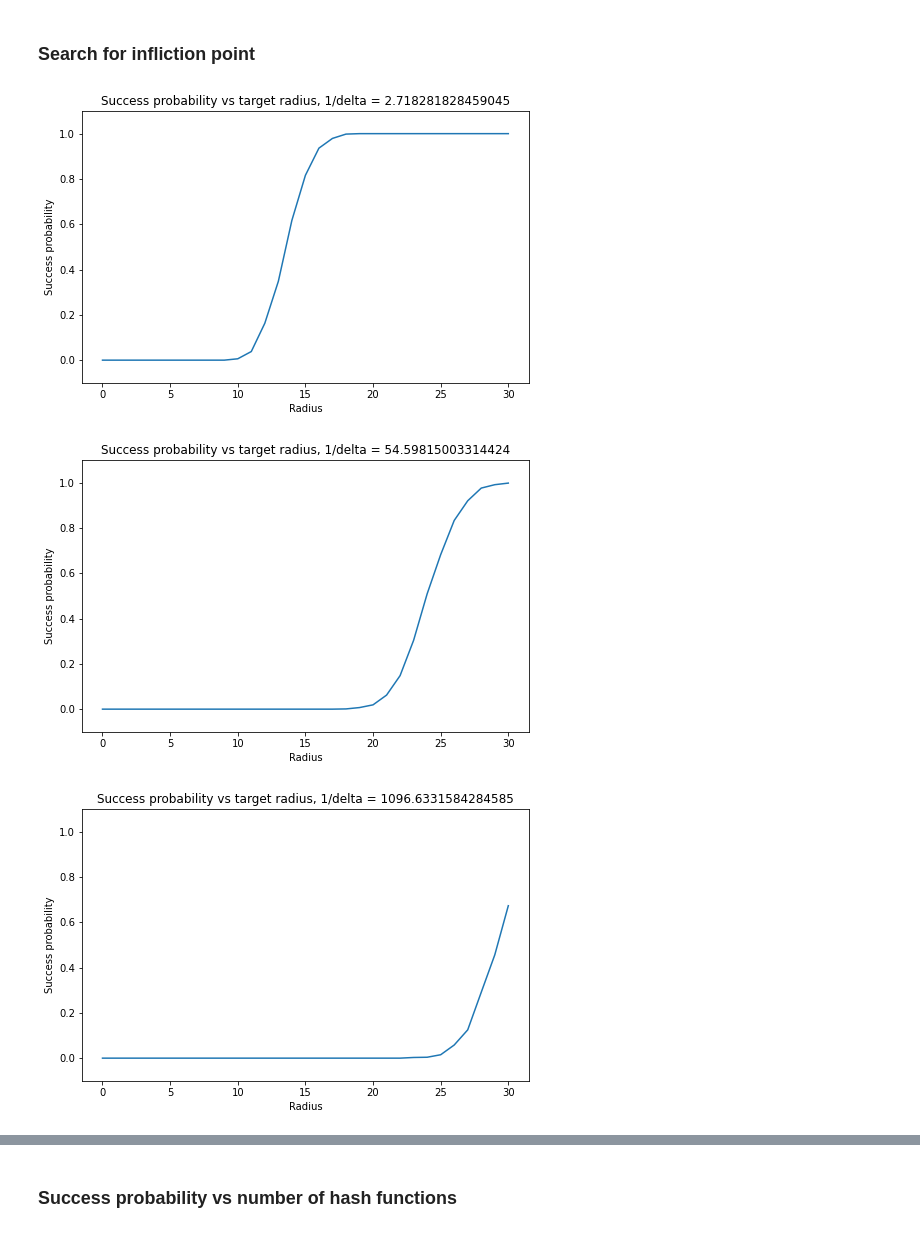
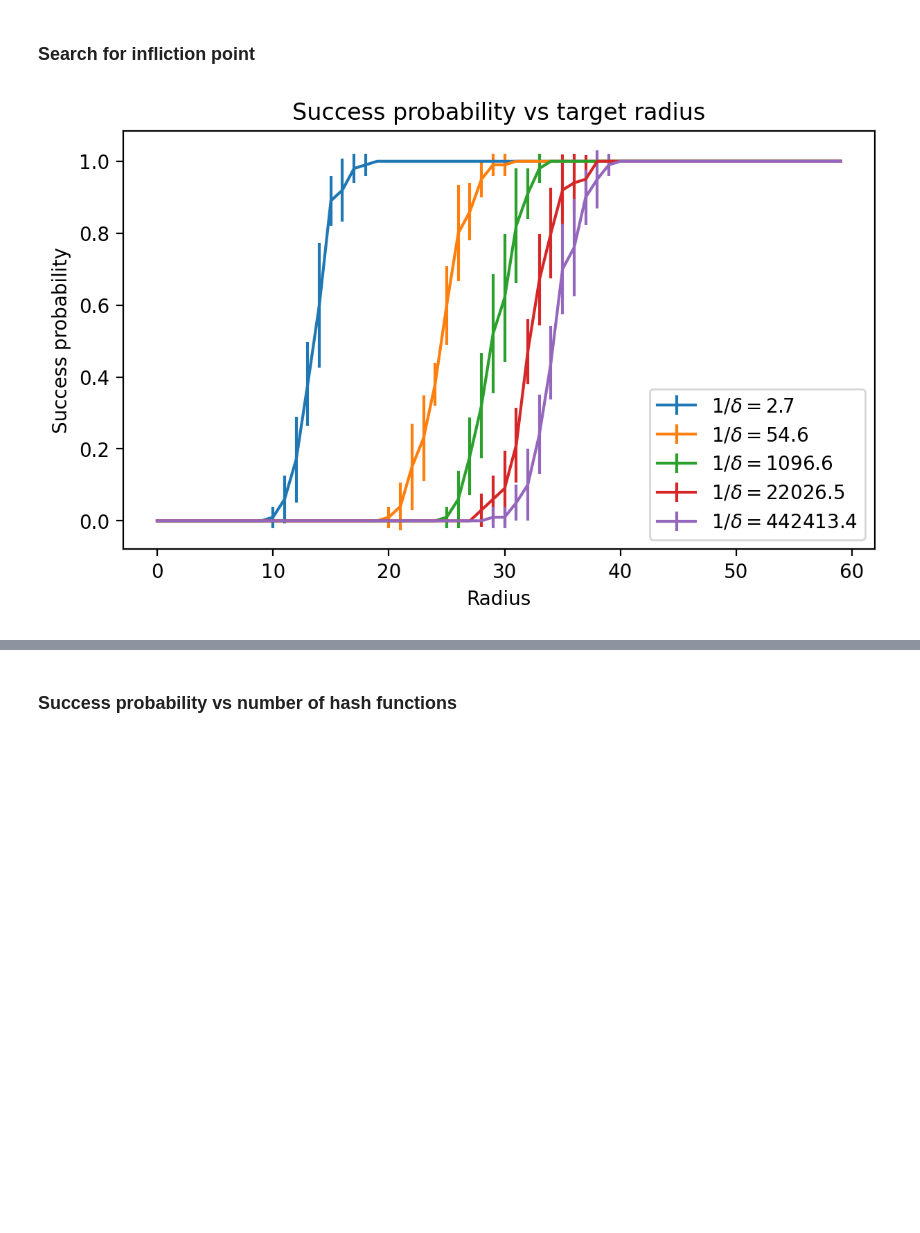
Before and after one commit to makarov-mv/lsh-adversary, a Jupyter notebook: Experiments.ipynb, the cells around one changed output, grey strips where cells are left out. Drawn from its saved outputs; the diff is of its cells as text; code cells hidden in the pictures; blank space fills up the shorter version.

```diff
--- a/Experiments.ipynb
+++ b/Experiments.ipynb
@@ -524,41 +277,25 @@ plt.show()
 # %%
-delta_list = np.exp(-np.arange(1, 11, 3),)
-points = np.zeros((n, d), dtype=int)
+delta_list = np.exp(-np.arange(1, 14, 3),)
+grid = np.arange(0, lsh_params['r2'], 1)
 
 all_res = []
 
 for dl in delta_list:
-    lsh = HammingLSH(points, r1, r2, dl)
-    r_grid = np.arange(0, r1 + 1, 1)
-    iters_per_point = 1000
-    r_res = []
-    for rp in tqdm(r_grid):
-        cur_res = []
-        for i in range(iters_per_point):
-            cur_res.append(run_exp_fast(r1, target_distance=rp))
-        r_res.append(cur_res)
-    all_res.append(r_res)
+    new_lsh_params = lsh_params.copy()
+    new_lsh_params['delta'] = dl
+    res = run_basic_grid_experiment(grid, 'target_distance', env, point_params, new_lsh_params, exp_params, data_dir=DATA_DIR)
+    data_succ_prob, _ = process_results(r_res, count_failures=True)
+    all_res.append(res)
 # %%
 for r_res, dl in zip(all_res, delta_list):
-    failure_prob = []
-    # mean_queries = np.zeros(len(r_res))
-    # err_queries = np.zeros(len(r_res))
-    for i, v in enumerate(r_res):
-        f_pr = sum(1 - e[0] for e in v) / len(v)
-        failure_prob.append(f_pr)
-    #     queries = [e[1] for e in v]
-    #     mean_queries[i] = np.mean(queries)
-    #     err_queries[i] = np.std(queries)
+    data_succ_prob, _ = process_results(r_res, count_failures=True)
+    plt.errorbar(grid, data_succ_prob[0], yerr=data_succ_prob[1], label=f"$1/\delta={1/dl:.1f}$")
 
-
-    plt.plot(r_grid, 1 - np.array(failure_prob))
-    plt.title(f"Success probability vs target radius, 1/delta = {1/dl}")
-    plt.ylim(-0.1, 1.1)
-    # plt.yscale("log")
-    plt.xlabel("Radius")
-    plt.ylabel("Success probability")
-    plt.show()
+plt.title(f"Success probability vs target radius")
+plt.legend()
+# plt.ylim(-0.1, 1.1)
+plt.xlabel("Radius")
+plt.ylabel("Success probability")
+plt.show()
 # %% [output]
-[figure, old version]
+[figure, new version]
-[figure, removed]
-[figure, removed]
```
Also changed, not shown: parts of 47 cells of this notebook, 1 other file.
